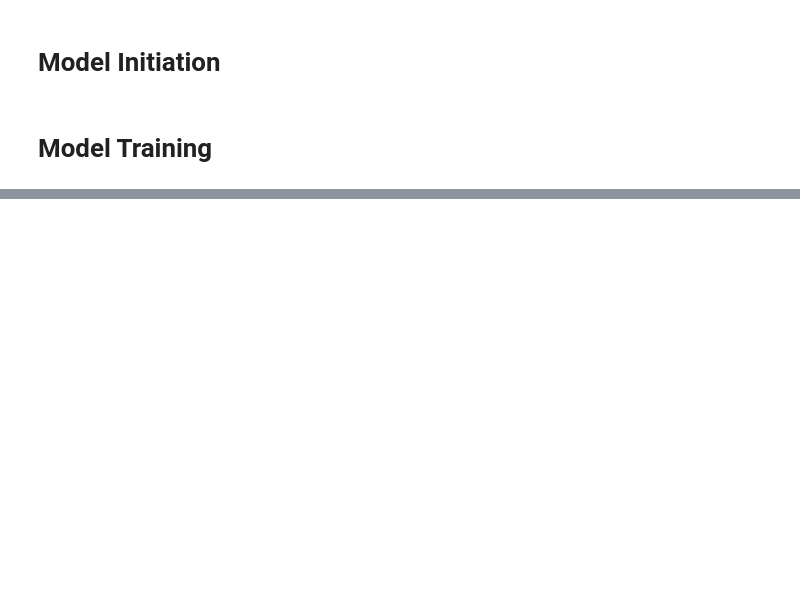
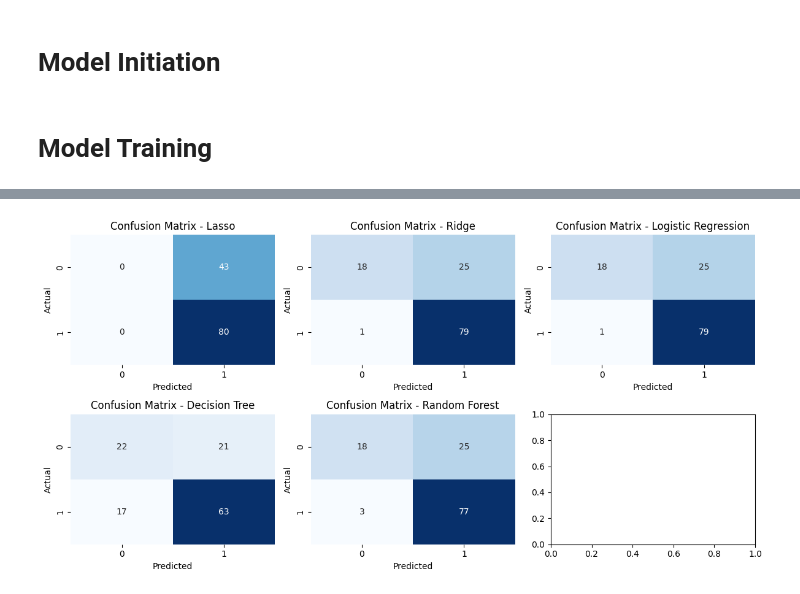
Before and after one commit to tinkuhore/FSDS-Final-Assesment, a Jupyter notebook: machine_learning/Q6/q6.ipynb, the cells around one changed output, grey strips where cells are left out. Cells and saved outputs as stored; diff of their text form; code cells hidden in the pictures; blank space fills up the shorter version.

```diff
--- a/machine_learning/Q6/q6.ipynb
+++ b/machine_learning/Q6/q6.ipynb
@@ -473,0 +798,25 @@ dtype: int64
+# %%
+# Confusion matrix for Lasso model
+lasso_cm = confusion_matrix(y_test, lasso_preds_binary)
+print("Confusion Matrix - Lasso:")
+print(lasso_cm, end='\n')
+
+# Confusion matrix for Ridge model
+ridge_cm = confusion_matrix(y_test, ridge_preds_binary)
+print("Confusion Matrix - Ridge:")
+print(ridge_cm, end='\n')
+
+# Confusion matrix for Logistic Regression model
+logistic_cm = confusion_matrix(y_test, logistic_preds_binary)
+print("Confusion Matrix - Logistic Regression:")
+print(logistic_cm, end='\n')
+
+# Confusion matrix for Decision Tree Classifier model
+dt_cm = confusion_matrix(y_test, decision_tree_preds_binary)
+print("Confusion Matrix - Decision Tree Classifier:")
+print(dt_cm, end='\n')
+
+# Confusion matrix for Random Forest Classifier model
+rf_cm = confusion_matrix(y_test, random_forest_preds_binary)
+print("Confusion Matrix - Random Forest Classifier:")
+print(rf_cm, end='\n')
@@ -473,0 +839,18 @@ dtype: int64
+# %%
+# Create a list of confusion matrices and their corresponding labels
+cm_list = [(lasso_cm, "Lasso"), (ridge_cm, "Ridge"), (logistic_cm, "Logistic Regression"), (dt_cm, "Decision Tree"), (rf_cm, "Random Forest")]
+
+# Plotting confusion matrices
+fig, axes = plt.subplots(2, 3, figsize=(12, 6))
+
+for i, (cm, label) in enumerate(cm_list):
+    ax = axes[i//3, i%3]
+    sns.heatmap(cm, annot=True, cmap="Blues", fmt="d", cbar=False, ax=ax)
+    ax.set_title("Confusion Matrix - {}".format(label))
+    ax.set_xlabel("Predicted")
+    ax.set_ylabel("Actual")
+
+plt.tight_layout()
+plt.show()
+# %% [output]
+[figure, added]
```
Also changed, not shown: parts of 38 cells of this notebook.
